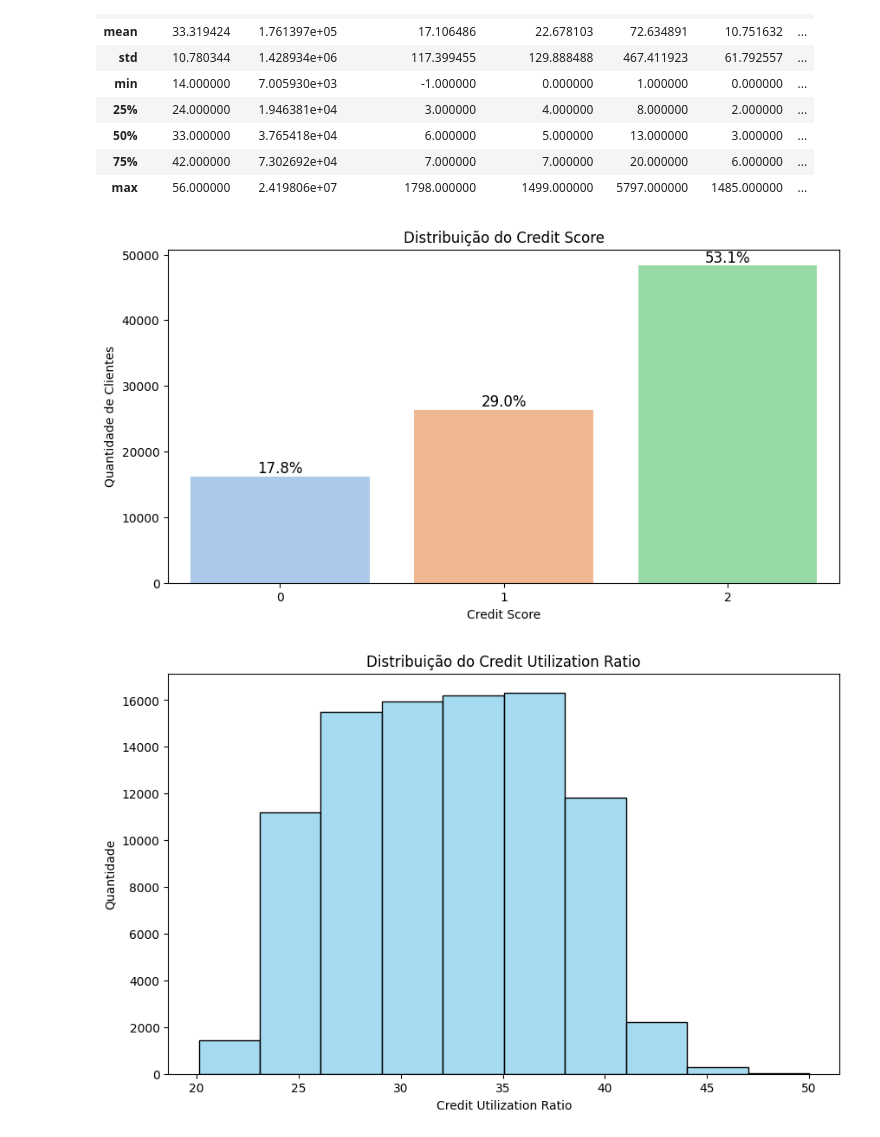
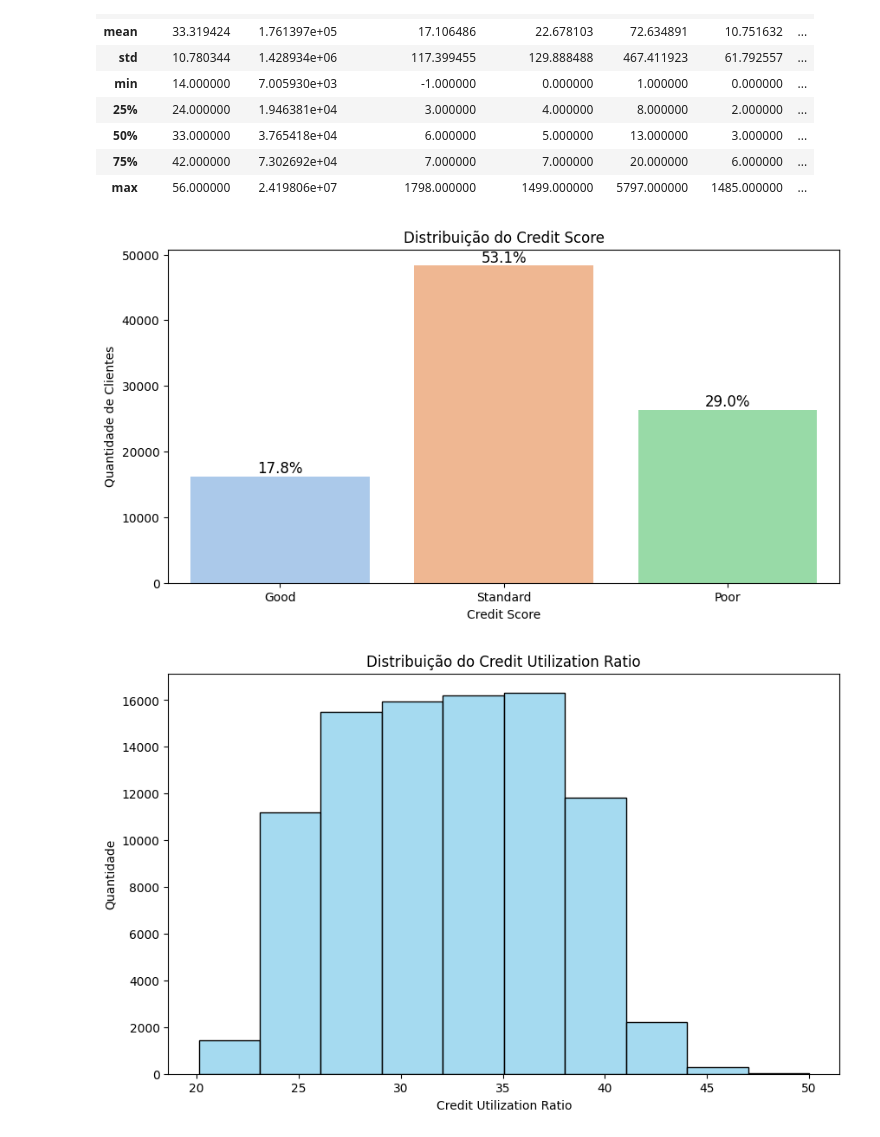
Before and after one commit to friozi/10DTS, a Jupyter notebook: ML_Trabalho final 01.ipynb, the cells around one changed output. Drawn from its saved outputs; the diff is of its cells as text; code cells hidden in the pictures.

```diff
--- a/ML_Trabalho final 01.ipynb
+++ b/ML_Trabalho final 01.ipynb
@@ -214,25 +214,25 @@ dados1.describe()
 # %%
 
 # Grafico de barras
 plt.figure(figsize=(10, 5))
-ax = sns.countplot(data=data1, x='Credit_Score', palette='pastel')
+ax = sns.countplot(data=dados1, x='Credit_Score', palette='pastel')
 
 
 total = len(data1)
 for p in ax.patches:
     count = p.get_height()
     percentage = f'{100 * count / total:.1f}%'
     x = p.get_x() + p.get_width() / 2
     y = p.get_height()
     ax.annotate(percentage, (x, y), ha='center', va='bottom', fontsize=12)
 
 
 plt.title('Distribuição do Credit Score')
 plt.xlabel('Credit Score')
 plt.ylabel('Quantidade de Clientes')
 plt.show()
 # %% [output]
-[figure, old version]
+[figure, new version]
 # %%
 #Histograma
 plt.figure(figsize=(10, 6))
```
Also changed, not shown: parts of 3 cells of this notebook, 1 other file.
